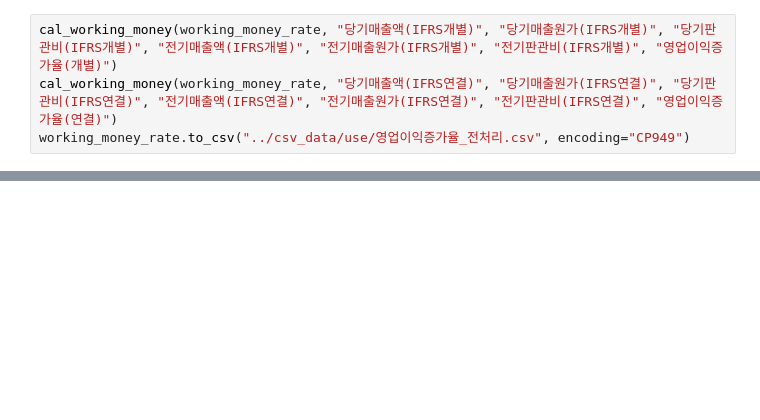
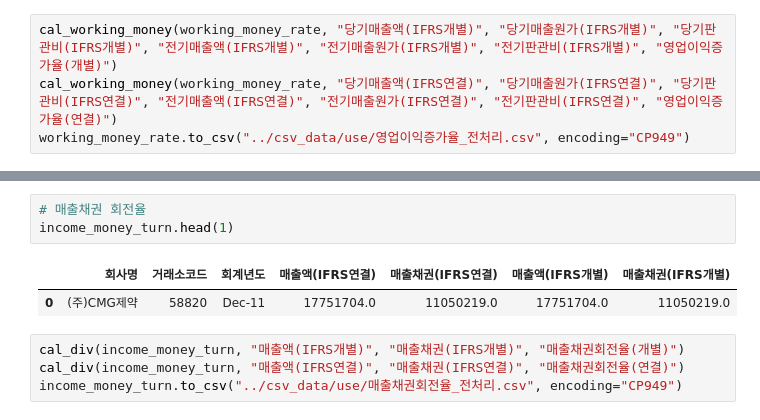
Before and after one commit to pelllzz/ubion4_project2, a Jupyter notebook: code/set_rate_ftn.ipynb, the cells around one changed output, grey strips where cells are left out. Saved outputs shown, nothing was run; the diff lists cells and outputs as text; blank space fills up the shorter version.

```diff
--- a/code/set_rate_ftn.ipynb
+++ b/code/set_rate_ftn.ipynb
@@ -486,0 +552,10 @@ working_money_rate.to_csv("../csv_data/use/영업이익증가율_전처리.csv",
+# %%
+# 매출채권 회전율
+income_money_turn.head(1)
+# %% [output]
+|  | 회사명 | 거래소코드 | 회계년도 | 매출액(IFRS연결) | 매출채권(IFRS연결) | 매출액(IFRS개별) | 매출채권(IFRS개별) |
+| 0 | (주)CMG제약 | 58820 | Dec-11 | 17751704.0 | 11050219.0 | 17751704.0 | 11050219.0 |
+# %%
+cal_div(income_money_turn, "매출액(IFRS개별)", "매출채권(IFRS개별)", "매출채권회전율(개별)")
+cal_div(income_money_turn, "매출액(IFRS연결)", "매출채권(IFRS연결)", "매출채권회전율(연결)")
+income_money_turn.to_csv("../csv_data/use/매출채권회전율_전처리.csv", encoding="CP949")
```
Also changed, not shown: parts of 22 cells of this notebook, 29 other files.
